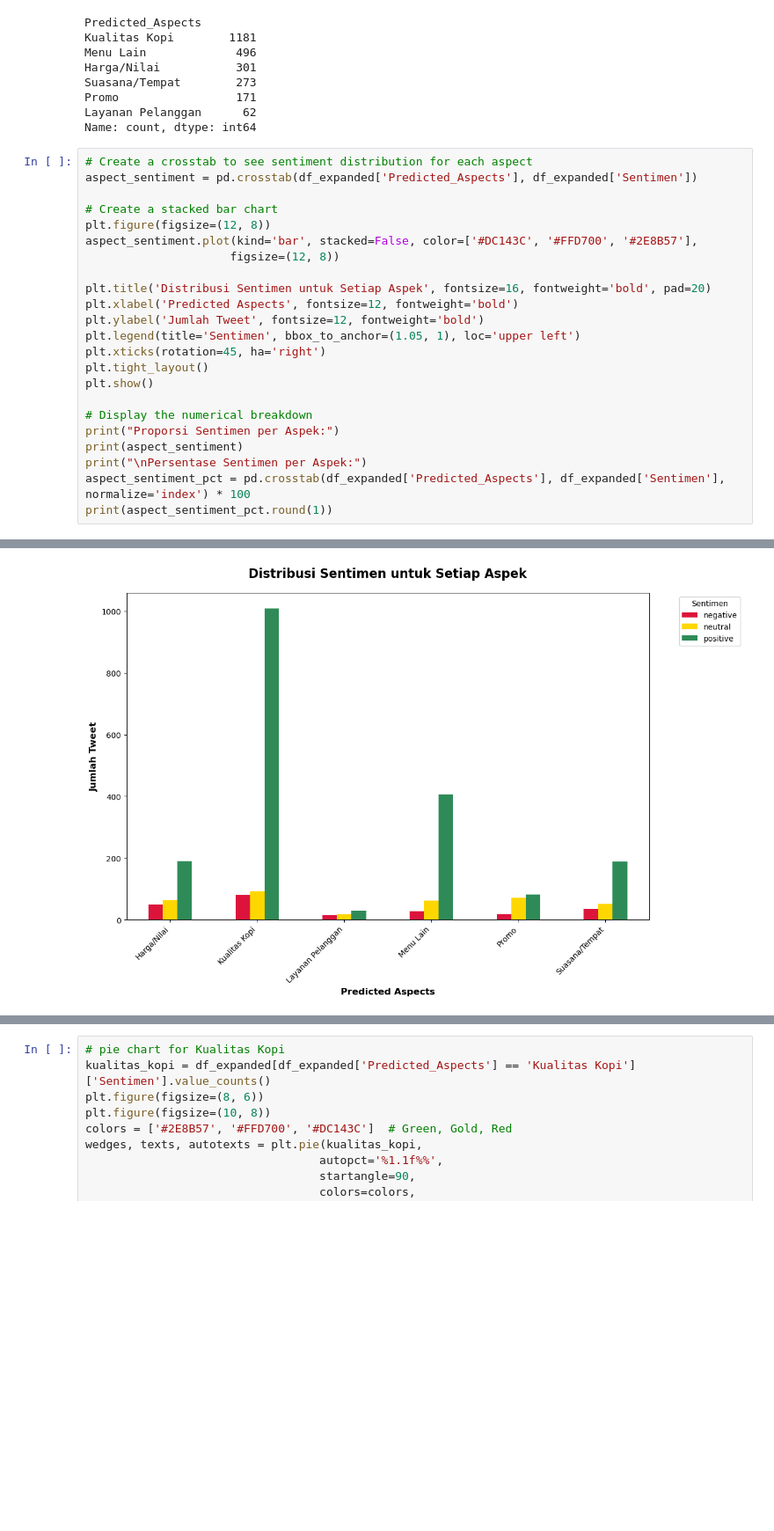
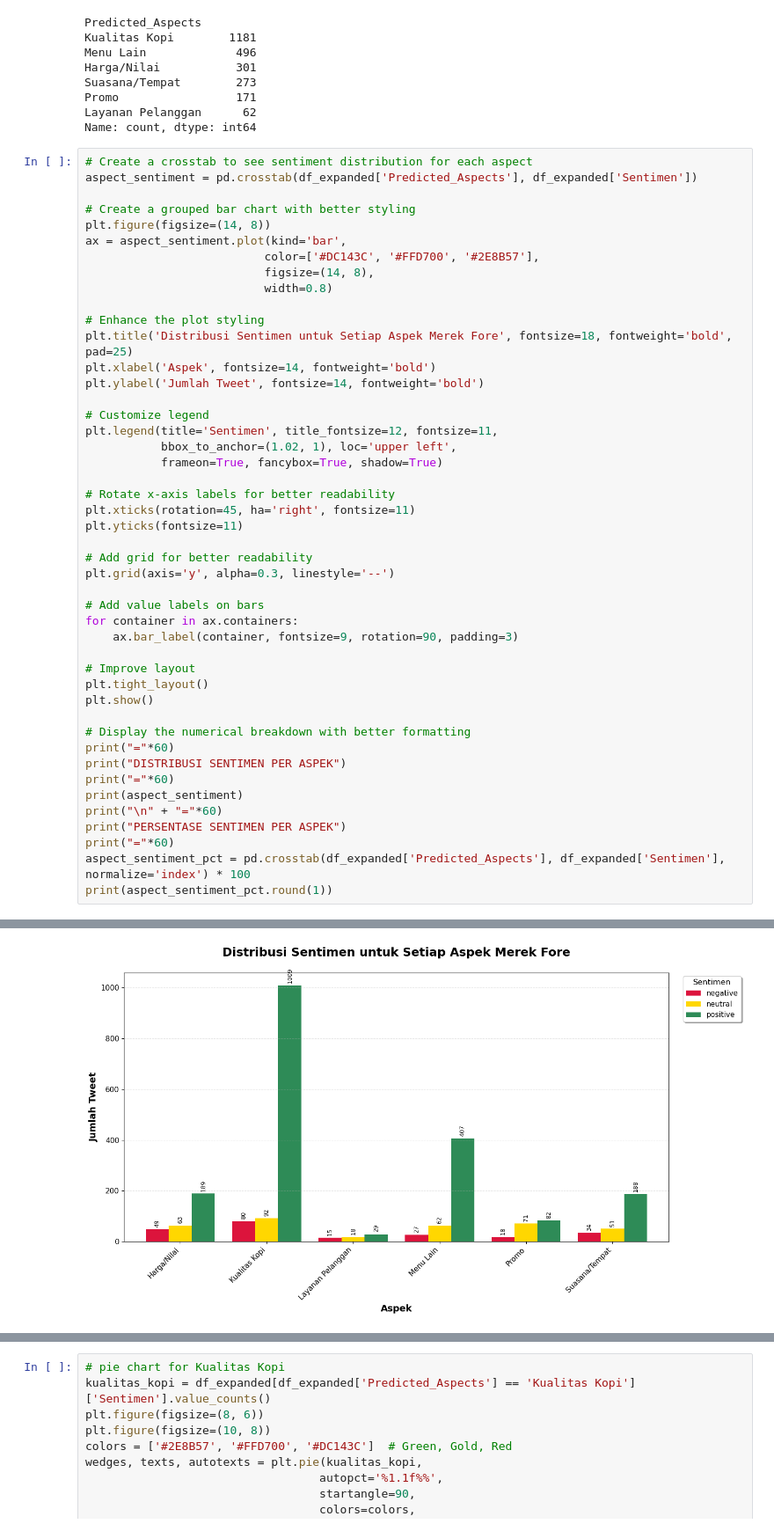
Before and after one commit to atrkhomeini/Sentiment-Analysis-of-4-Brand-Coffee-Shop-in-Indonesia-Using-CNN-BiLSTM, a Jupyter notebook: notebooks/analysis.ipynb, the cells around one changed output, grey strips where cells are left out. Shown at 88% size. Cells and saved outputs as stored; diff of their text form; blank space fills up the shorter version.

Commit message:
analysis for fore coffee

```diff
--- a/notebooks/analysis.ipynb
+++ b/notebooks/analysis.ipynb
@@ -125,23 +125,46 @@ Name: count, dtype: int64
 # Create a crosstab to see sentiment distribution for each aspect
 aspect_sentiment = pd.crosstab(df_expanded['Predicted_Aspects'], df_expanded['Sentimen'])
 
-# Create a stacked bar chart
-plt.figure(figsize=(12, 8))
-aspect_sentiment.plot(kind='bar', stacked=False, color=['#DC143C', '#FFD700', '#2E8B57'],
-                     figsize=(12, 8))
+# Create a grouped bar chart with better styling
+plt.figure(figsize=(14, 8))
+ax = aspect_sentiment.plot(kind='bar',
+                          color=['#DC143C', '#FFD700', '#2E8B57'],
+                          figsize=(14, 8),
+                          width=0.8)
 
-plt.title('Distribusi Sentimen untuk Setiap Aspek', fontsize=16, fontweight='bold', pad=20)
-plt.xlabel('Predicted Aspects', fontsize=12, fontweight='bold')
-plt.ylabel('Jumlah Tweet', fontsize=12, fontweight='bold')
-plt.legend(title='Sentimen', bbox_to_anchor=(1.05, 1), loc='upper left')
-plt.xticks(rotation=45, ha='right')
+# Enhance the plot styling
+plt.title('Distribusi Sentimen untuk Setiap Aspek Merek Fore', fontsize=18, fontweight='bold', pad=25)
+plt.xlabel('Aspek', fontsize=14, fontweight='bold')
+plt.ylabel('Jumlah Tweet', fontsize=14, fontweight='bold')
+
+# Customize legend
+plt.legend(title='Sentimen', title_fontsize=12, fontsize=11,
+           bbox_to_anchor=(1.02, 1), loc='upper left',
+           frameon=True, fancybox=True, shadow=True)
+
+# Rotate x-axis labels for better readability
+plt.xticks(rotation=45, ha='right', fontsize=11)
+plt.yticks(fontsize=11)
+
+# Add grid for better readability
+plt.grid(axis='y', alpha=0.3, linestyle='--')
+
+# Add value labels on bars
+for container in ax.containers:
+    ax.bar_label(container, fontsize=9, rotation=90, padding=3)
+
+# Improve layout
 plt.tight_layout()
 plt.show()
 
-# Display the numerical breakdown
-print("Proporsi Sentimen per Aspek:")
+# Display the numerical breakdown with better formatting
+print("="*60)
+print("DISTRIBUSI SENTIMEN PER ASPEK")
+print("="*60)
 print(aspect_sentiment)
-print("\nPersentase Sentimen per Aspek:")
+print("\n" + "="*60)
+print("PERSENTASE SENTIMEN PER ASPEK")
+print("="*60)
 aspect_sentiment_pct = pd.crosstab(df_expanded['Predicted_Aspects'], df_expanded['Sentimen'], normalize='index') * 100
 print(aspect_sentiment_pct.round(1))
 # %% [output]
@@ -149 +172 @@ print(aspect_sentiment_pct.round(1))
-[figure, old version]
+[figure, new version]
```
Also changed, not shown: parts of 5 cells of this notebook.
